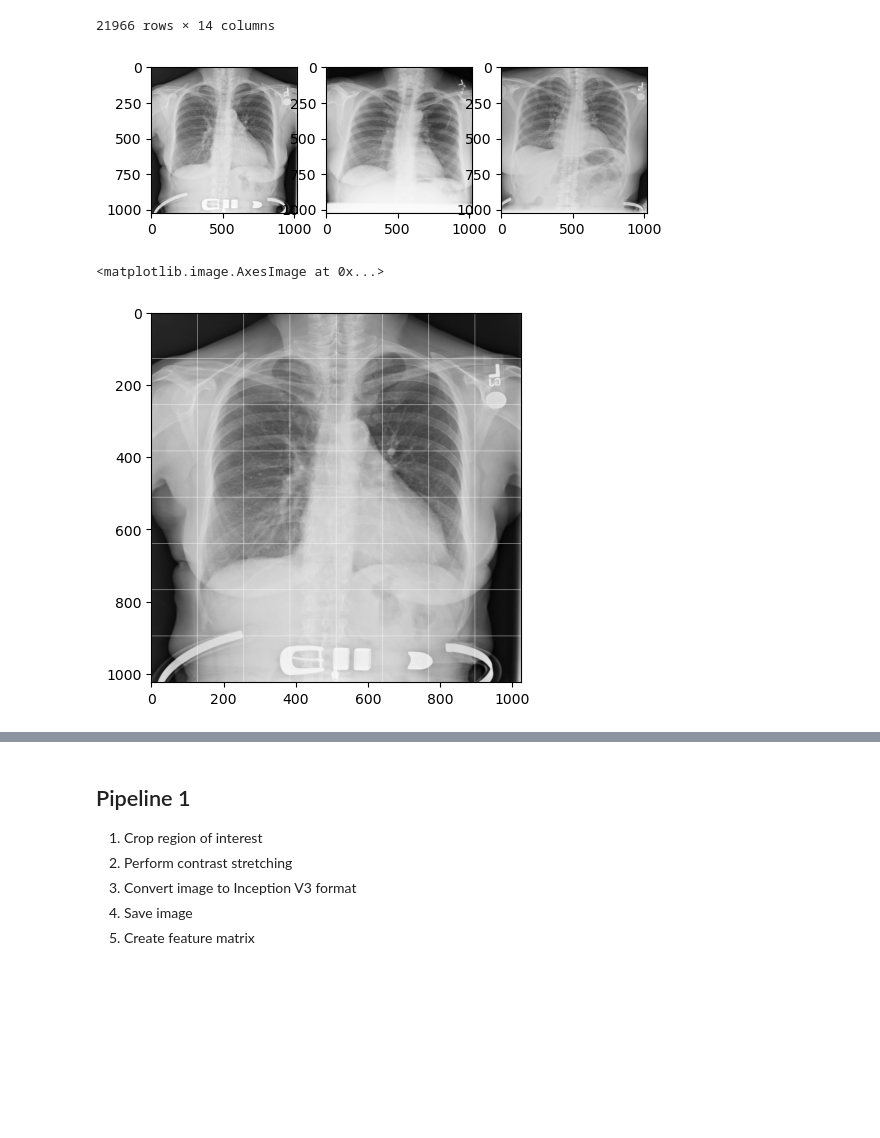
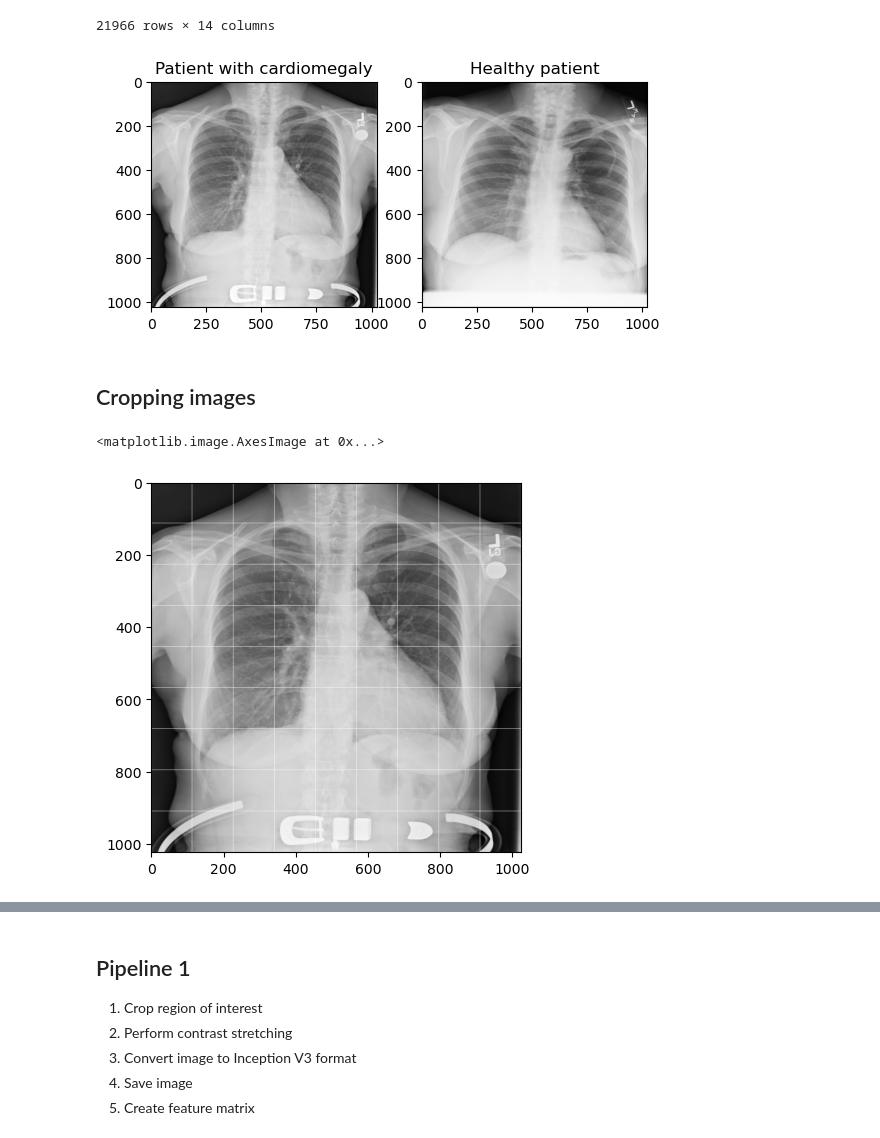
Before and after one commit to chinmaymokashicm/bmi_6331, a Jupyter notebook: data_challenge/task_1.ipynb, the cells around one changed output, grey strips where cells are left out. Saved outputs shown, nothing was run; the diff lists cells and outputs as text; code cells hidden in the pictures; blank space fills up the shorter version.

```diff
--- a/data_challenge/task_1.ipynb
+++ b/data_challenge/task_1.ipynb
@@ -72,10 +84,10 @@ df_info
 # %%
 filepath_test_case = df_info[df_info["Cardiomegaly"] == 1].iloc[1]["filepath"]
 filepath_test_control = df_info[df_info["Cardiomegaly"] == 0].iloc[1]["filepath"]
-filepath_example = "dataset/train/00000083_000.png"
-fig, axes = plt.subplots(1, 3)
+fig, axes = plt.subplots(1, 2)
 axes[0].imshow(skio.imread(filepath_test_case), cmap="gray")
-axes[1].imshow(skio.imread(filepath_test_control), cmap="gray")
-axes[2].imshow(skio.imread(filepath_example), cmap="gray");
+axes[0].title.set_text("Patient with cardiomegaly")
+axes[1].imshow(skio.imread(filepath_test_control), cmap="gray");
+axes[1].title.set_text("Healthy patient")
 # %% [output]
-[figure, old version]
+[figure, new version]
@@ -84,8 +94,9 @@ code_obj = t1.Task1()
+# %% [markdown]
+## Cropping images
 # %%
-img_regions = code_obj.draw_regions(filepath_test_case, n_rows=8, n_cols=8)
-# img_regions = code_obj.draw_regions(filepath_test_case, n_rows=2, n_cols=2)
+img_regions = code_obj.draw_regions(filepath_test_case, n_rows=9, n_cols=9)
 plt.imshow(img_regions, cmap="gray")
 # %% [output]
 <matplotlib.image.AxesImage at 0x...>
-[figure, old version]
+[figure, new version]
 # %%
```
Also changed, not shown: parts of 36 cells of this notebook, 1 other file.
